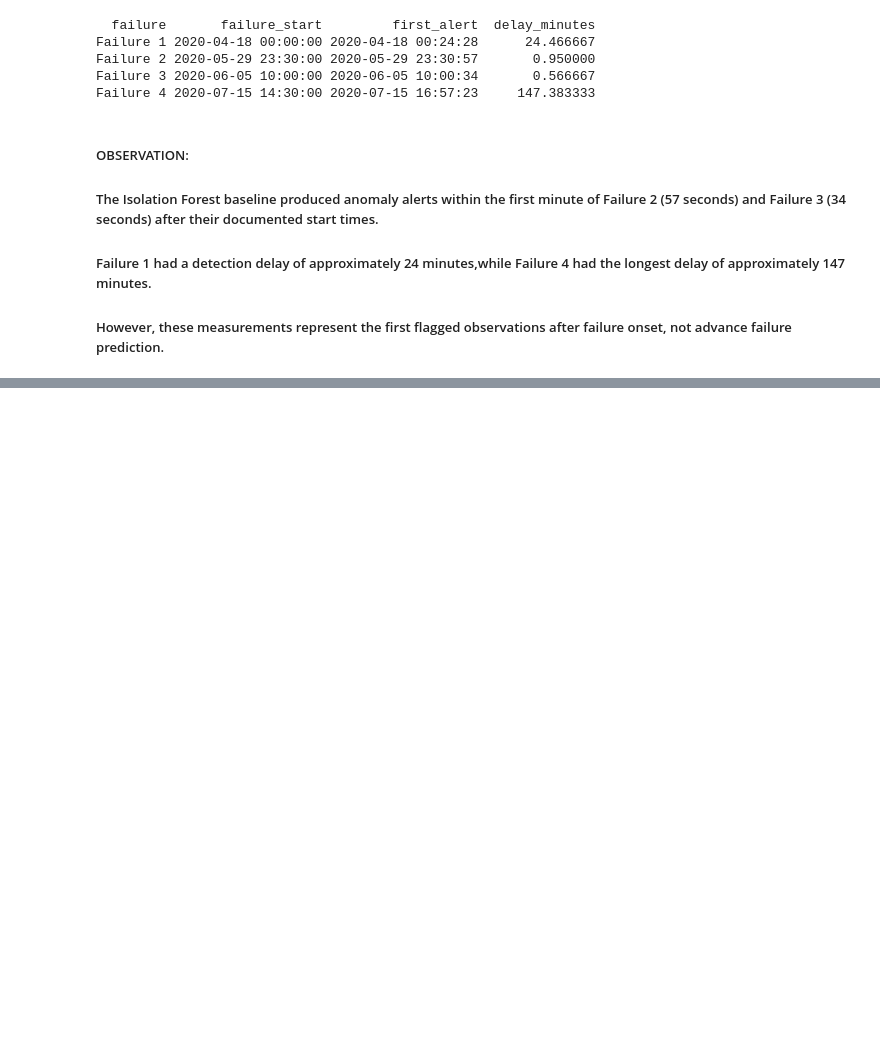
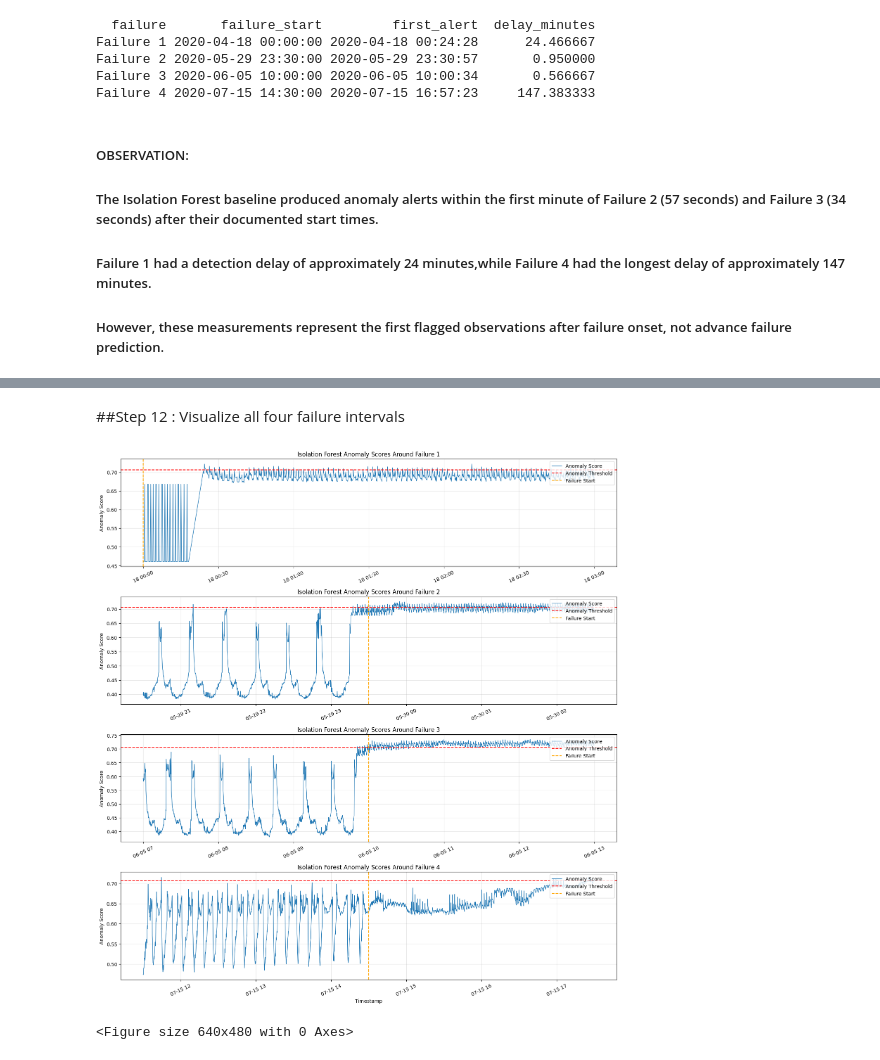
Before and after one commit to shashikawka/268452H-CS5998-Capstone-Project, a Jupyter notebook: 03_Isolation_Forest_Baseline.ipynb, the cells around one changed output, grey strips where cells are left out. Cells and saved outputs as stored; diff of their text form; code cells hidden in the pictures; blank space fills up the shorter version.

```diff
--- a/03_Isolation_Forest_Baseline.ipynb
+++ b/03_Isolation_Forest_Baseline.ipynb
@@ -433,0 +603,57 @@ Failure 4 2020-07-15 14:30:00 2020-07-15 16:57:23     147.383333
+# %% [markdown]
+##Step 12 :  Visualize all four failure intervals
+# %%
+fig, axes = plt.subplots(4, 1, figsize=(15, 16))
+
+for ax, (name, start, end) in zip(axes, failure_intervals):
+
+    failure_start = pd.Timestamp(start)
+
+    # Plot 3 hours before and 3 hours after failure start
+    plot_start = failure_start - pd.Timedelta(hours=3)
+    plot_end = failure_start + pd.Timedelta(hours=3)
+
+    plot_data = eval_results[
+        (eval_results['timestamp'] >= plot_start) &
+        (eval_results['timestamp'] <= plot_end)
+    ]
+
+    ax.plot(
+        plot_data['timestamp'],
+        plot_data['anomaly_score'],
+        linewidth=1,
+        label='Anomaly Score'
+    )
+
+    ax.axhline(
+        threshold,
+        color='red',
+        linestyle='--',
+        label='Anomaly Threshold'
+    )
+
+    ax.axvline(
+        failure_start,
+        color='orange',
+        linestyle='--',
+        label='Failure Start'
+    )
+
+    ax.set_title(f'Isolation Forest Anomaly Scores Around {name}')
+    ax.set_ylabel('Anomaly Score')
+    ax.grid(alpha=0.3)
+    ax.legend(loc='upper right')
+    ax.tick_params(axis='x', rotation=25)
+
+plt.xlabel('Timestamp')
+plt.tight_layout()
+plt.show()
+
+plt.savefig(
+    '/content/drive/MyDrive/CAPSTONE_PROJECT/03_baseline/Isolation Forest Anomaly Scores Around.png',
+    dpi=300,
+    bbox_inches='tight'
+)
+# %% [output]
+[figure, added]
+<Figure size 640x480 with 0 Axes>
```
Also changed, not shown: parts of 15 cells of this notebook.
